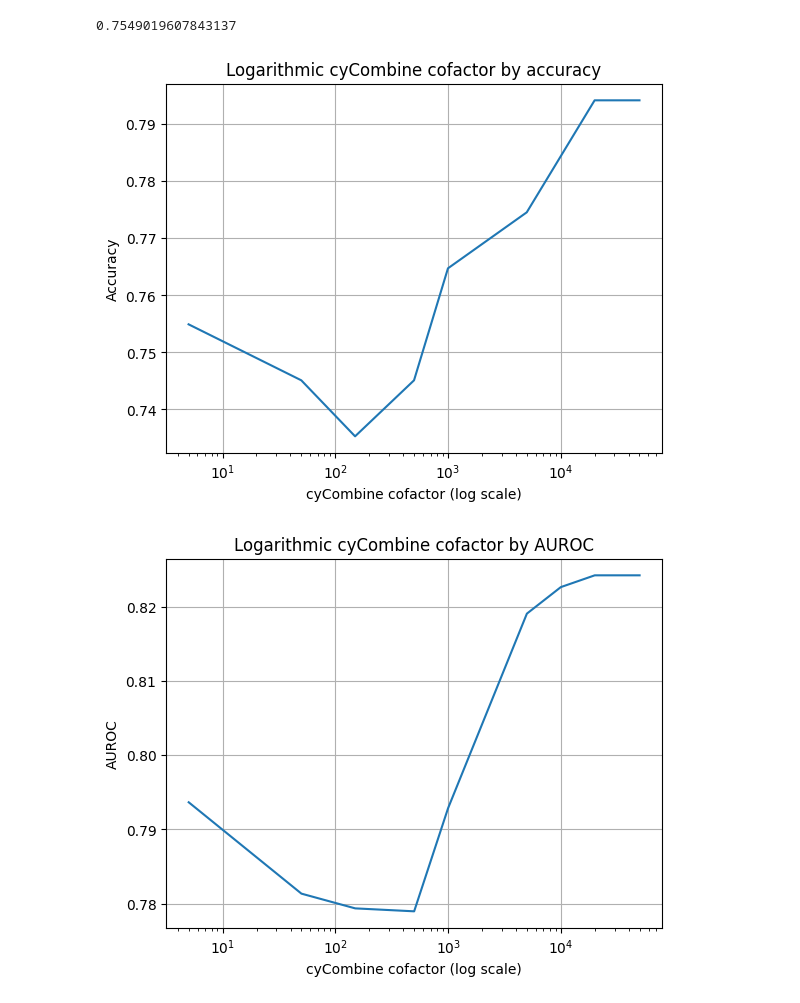
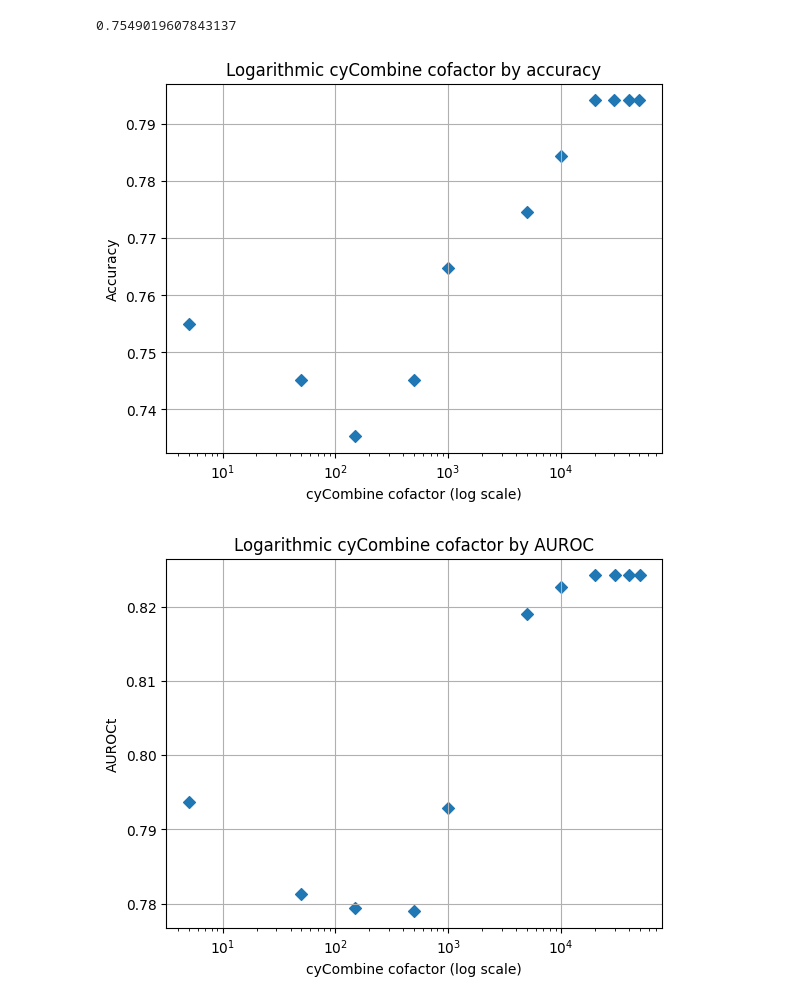
Before and after one commit to izarus-rots/flowdistml, a Jupyter notebook: norm_ml.ipynb, the cells around one changed output. Cells and saved outputs as stored; diff of their text form; code cells hidden in the pictures.

```diff
--- a/norm_ml.ipynb
+++ b/norm_ml.ipynb
@@ -212,34 +212,34 @@ end_results.loc[end_results['cofactor'] == 5]['class_report'][0]['accuracy']
 # %%
 fig, ax = plt.subplots()
 x = cofactors+extracofac
 y = [end_results.iloc[i]['class_report']['accuracy'] for i in range(len(cofactors+extracofac))]
 
-ax.plot(x, y)
+ax.scatter(x, y, marker="D")
 
 ax.set_xscale('log')
 ax.set_xlabel('cyCombine cofactor (log scale)')
 ax.set_ylabel('Accuracy')
 ax.set_title("Logarithmic cyCombine cofactor by accuracy")
 
 ax.grid(True)
 
 plt.show()
 # %% [output]
-[figure, old version]
+[figure, new version]
 # %%
 fig, ax = plt.subplots()
 x = cofactors+extracofac
 y = [end_results.iloc[i]['roc_auc'] for i in range(len(cofactors+extracofac))]
 
-ax.plot(x, y)
+ax.scatter(x, y, marker="D")
 
 ax.set_xscale('log')
 ax.set_xlabel('cyCombine cofactor (log scale)')
-ax.set_ylabel('AUROC')
+ax.set_ylabel('AUROCt')
 ax.set_title("Logarithmic cyCombine cofactor by AUROC")
 
 ax.grid(True)
 
 plt.show()
 # %% [output]
-[figure, old version]
+[figure, new version]
```
Also changed, not shown: 2 other files.
